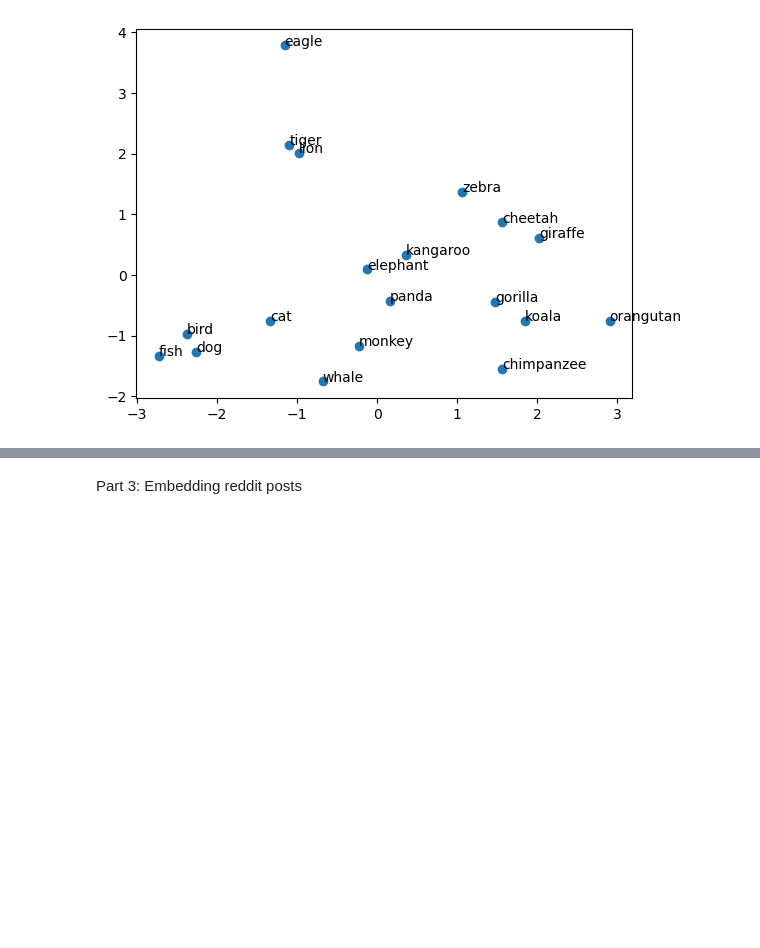
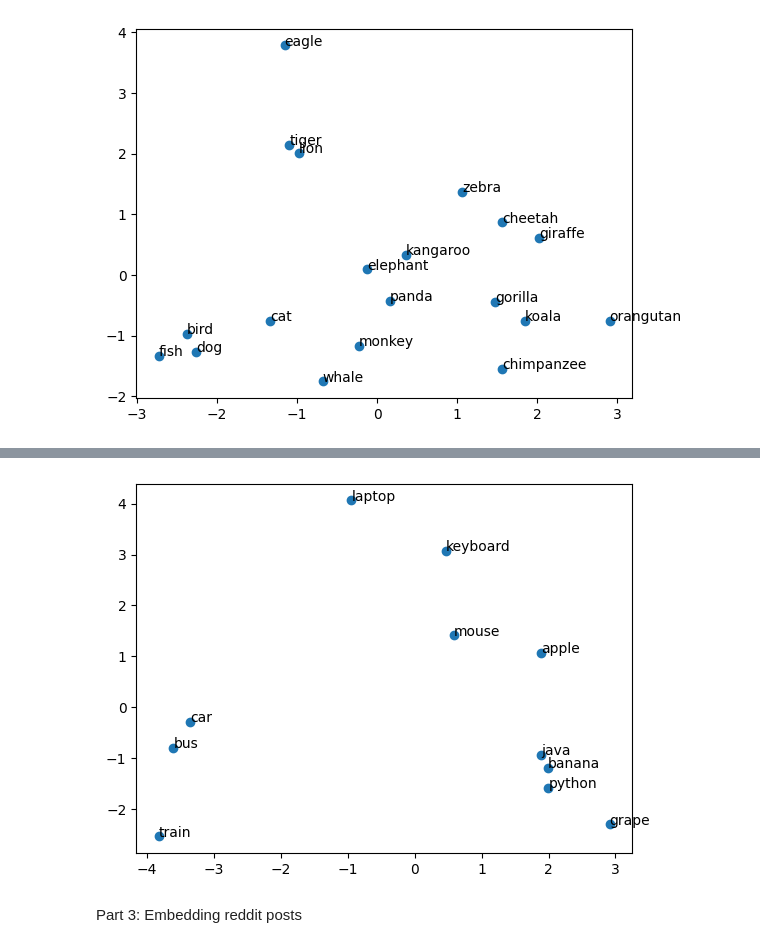
Before and after one commit to zijianc2/project3-embeddings, a Jupyter notebook: project-3.ipynb, the cells around one changed output, grey strips where cells are left out. Cells and saved outputs as stored; diff of their text form; code cells hidden in the pictures; blank space fills up the shorter version.

```diff
--- a/project-3.ipynb
+++ b/project-3.ipynb
@@ -127,7 +175,23 @@ plt.show()
 # %%
 # repeat the process with a different pre-trained model and the same set of words.
 # What has changed in the embedding space? What might this have to do with the training data?
 twitter_model= gensim.downloader.load("glove-twitter-100")
+twitter_model = gensim.downloader.load("glove-twitter-100")
+
+X_twitter = [twitter_model[word] for word in my_words if word in twitter_model]
+
+pca = PCA(n_components=2)
+X_pca_twitter = pca.fit_transform(X_twitter)
+
+plt.scatter(X_pca_twitter[:, 0], X_pca_twitter[:, 1])
+
+for i, word in enumerate(my_words):
+    if word in twitter_model:
+        plt.annotate(word, (X_pca_twitter[i, 0], X_pca_twitter[i, 1]))
+
+plt.show()
+# %% [output]
+[figure, added]
 # %% [markdown]
 Part 3: Embedding reddit posts
 # %%
```
Also changed, not shown: parts of 21 cells of this notebook.
